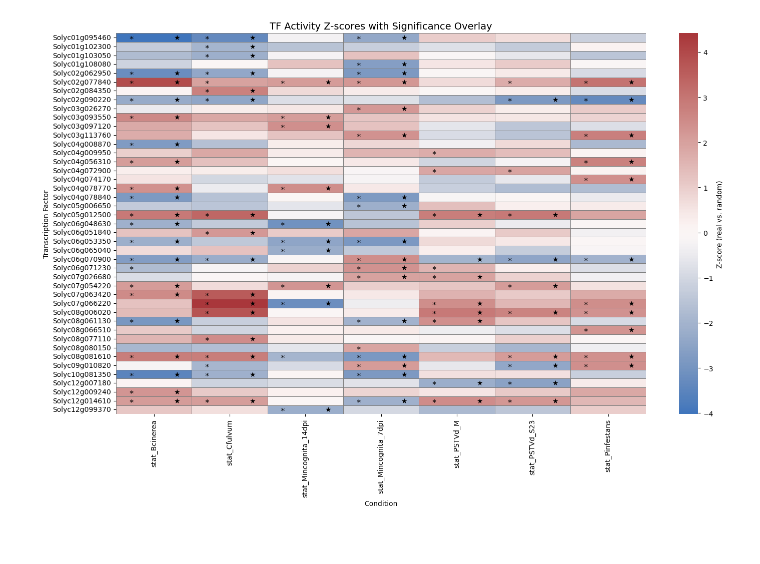
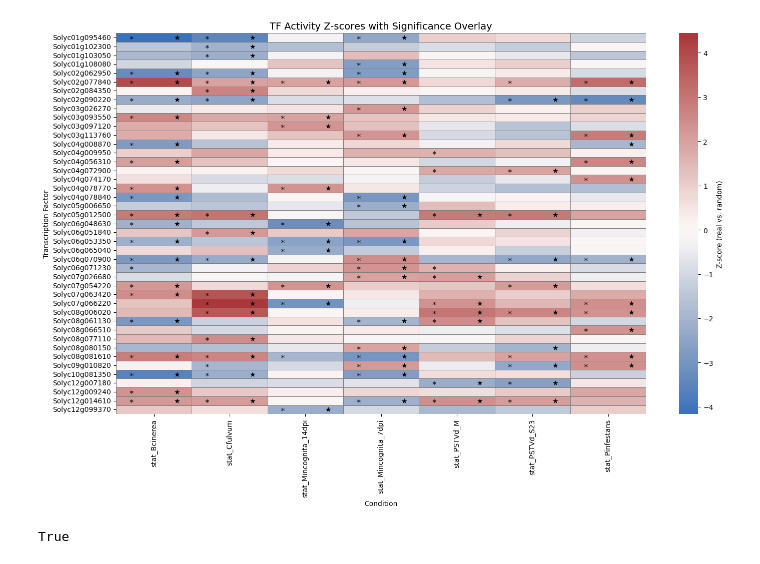
Before and after one commit to Plant-Net/GENIAL_Framework, a Jupyter notebook: Shuffle/plot_shuffle.ipynb, the cells around one changed output. Drawn from its saved outputs; the diff is of its cells as text; code cells hidden in the pictures.

Commit message:
Update shuffling and adding pathway shuffle

```diff
--- a/Shuffle/plot_shuffle.ipynb
+++ b/Shuffle/plot_shuffle.ipynb
@@ -23,9 +9,10 @@ Running ulm on mat with 7 samples and 1786 targets for 68 sources.
 # %%
-results_run_ref = pd.read_csv("../TDA/Results_hubs_activity_stats_mega_cluster-SUPP_table.tsv", sep="\t")
+results_run_ref = pd.read_csv("../Results_hubs_activity_stats.tsv", sep="\t")
+results_run_ref.set_index('OLN', inplace=True)
 df = pd.read_csv("./results/tf_summary_all_conditions.csv")
 # heat = df.pivot(index='TF', columns='condition', values='z_score')
 # %%
-df_signif=df[df['TF'].isin(results_run_ref[results_run_ref['Groups'].notna()]['OLN'])]
+df_signif=df[df['TF'].isin(results_run_ref[results_run_ref['Groups'].notna()].index)]
 # %%
 heat = df_signif.pivot(index='TF', columns='condition', values='z_score')
 
@@ -60,8 +47,7 @@ plt.show()
 # %%
-results = pd.read_csv('../TDA/Results_hubs_activity_stats_mega_cluster-SUPP_table.tsv', sep='\t')
-results = results[results['OLN'].isin(heat.index)]
-results.set_index('OLN', inplace=True)
-pval = results.iloc[:,29:36]
+# results = pd.read_csv('../TDA/Results_hubs_activity_stats_mega_cluster-SUPP_table.tsv', sep='\t')
+results = results_run_ref[results_run_ref.index.isin(heat.index)]
+pval = results.loc[:,'Pinfestans_pval':'Mincognita_14dpi_pval']
 pval = pval <= 0.05
 pval = pval[sorted(pval.columns)]
 # %%
@@ -77,48 +58,42 @@ import matplotlib.pyplot as plt
 import seaborn as sns
 import pandas as pd
 
+bool_cond = []
 # Example: z_score_df and significance_df should have the same shape and matching index/columns
 
 plt.figure(figsize=(15, 10))
 
 # Create the heatmap of z-scores
 ax = sns.heatmap(
     heat,
     cmap="vlag", center=0,
     linewidths=0.5, linecolor='gray',
     cbar_kws={'label': 'Z-score (real vs. random)'}
 )
 
 # Overlay stars for significance (adjust fontsize/style as needed)
 for y in range(heat.shape[0]):
     for x in range(heat.shape[1]):
         if pval.iloc[y, x]:
             ax.text(x + 0.2, y + 0.7, '*', color='black',
                     ha='center', va='center', fontsize=12)
 
 for y in range(heat.shape[0]):
     for x in range(heat.shape[1]):
         if heat_pval_emp.iloc[y, x]:
             ax.text(x + 0.8, y + 0.5, '★', color='black',
                     ha='center', va='center', fontsize=10)
 
-# for y in range(heat.shape[0]):
-#     for x in range(heat.shape[1]):
-#         if heat_iqr.iloc[y, x]:
-#             ax.text(x + 0.4, y + 0.5, '♠', color='black',
-#                     ha='center', va='center', fontsize=10)
+for y in range(heat.shape[0]):
+    for x in range(heat.shape[1]):
+        bool_cond.append(pval.iloc[y, x] and heat_pval_emp.iloc[y, x])
 
-# for y in range(heat.shape[0]):
-#     for x in range(heat.shape[1]):
-#         if heat_mad.iloc[y, x]:
-#             ax.text(x + 0.6, y + 0.5, '♣', color='black',
-#                     ha='center', va='center', fontsize=10)
 
 plt.title("TF Activity Z-scores with Significance Overlay", fontsize=14)
 plt.xlabel("Condition")
 plt.ylabel("Transcription Factor")
 plt.tight_layout()
-plt.savefig('./Heatmap_shuffle_zscore_with_significance.svg', format='svg')
+# plt.savefig('./Heatmap_shuffle_zscore_with_significance.svg', format='svg')
 plt.show()
 # %% [output]
-[figure, old version]
+[figure, new version]
@@ -124,0 +103,4 @@ plt.show()
+# %%
+bool_cond.count(True) == res_bool_shuffle.sum().sum()
+# %% [output]
+True
```
Also changed, not shown: parts of 22 cells of this notebook, 4 other files.
